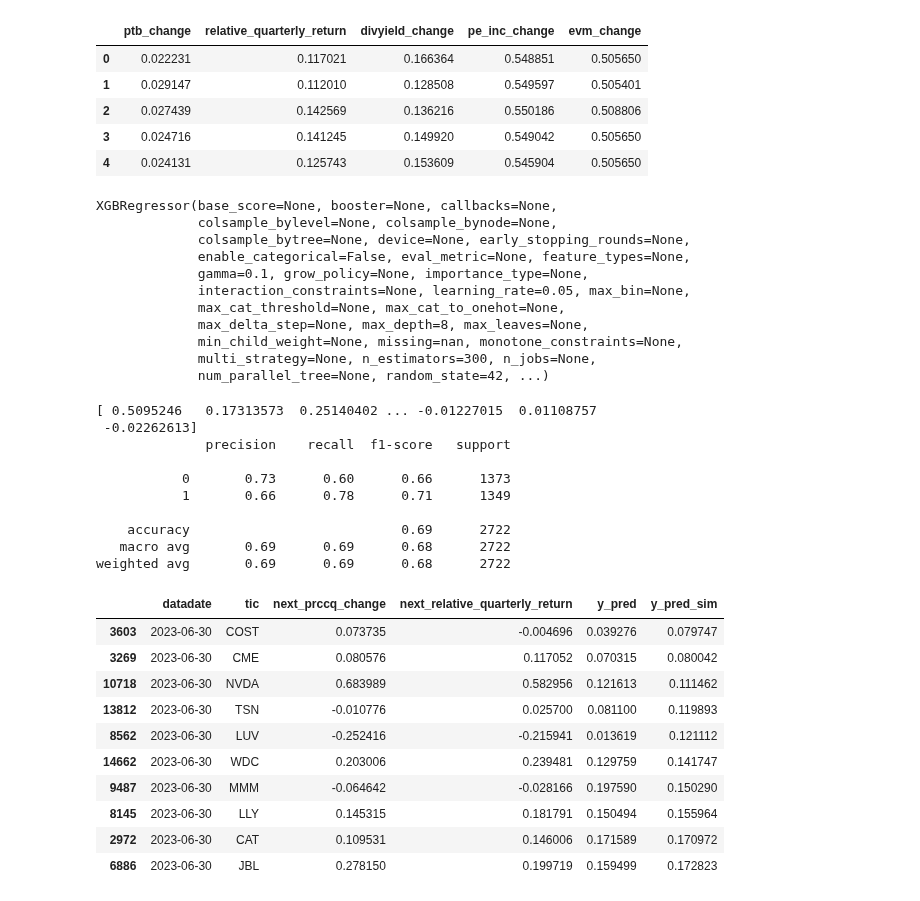
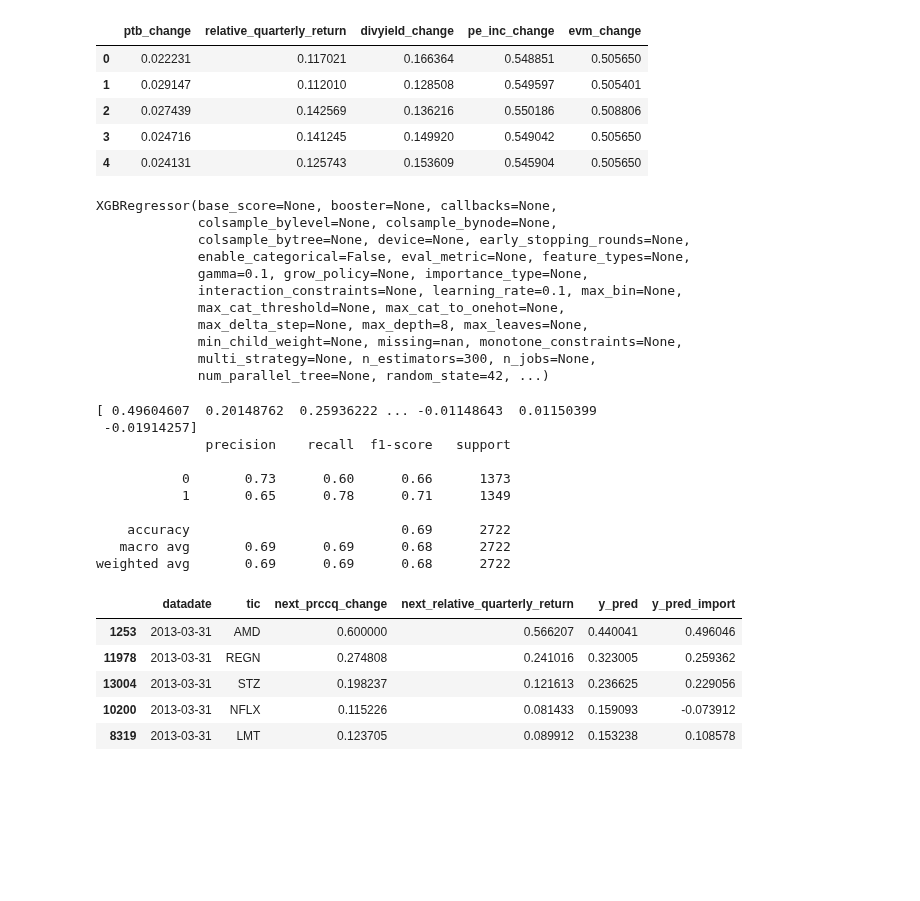
Before and after one commit to edocampione/4YP, a Jupyter notebook: models/global.ipynb, the cells around one changed output. Drawn from its saved outputs; the diff is of its cells as text; code cells hidden in the pictures; blank space fills up the shorter version.

```diff
--- a/models/global.ipynb
+++ b/models/global.ipynb
@@ -542,7 +546,7 @@ X_train_scaled.head()
 params = {
     'objective': 'reg:squarederror',
     'max_depth': 8,
-    'learning_rate': 0.05,
+    'learning_rate': 0.1,
     'n_estimators': 300,
     'gamma': 0.1,
     'random_state': 42
@@ -556,7 +560,7 @@ XGBRegressor(base_score=None, booster=None, callbacks=None,
              colsample_bytree=None, device=None, early_stopping_rounds=None,
              enable_categorical=False, eval_metric=None, feature_types=None,
              gamma=0.1, grow_policy=None, importance_type=None,
-             interaction_constraints=None, learning_rate=0.05, max_bin=None,
+             interaction_constraints=None, learning_rate=0.1, max_bin=None,
              max_cat_threshold=None, max_cat_to_onehot=None,
              max_delta_step=None, max_depth=8, max_leaves=None,
              min_child_weight=None, missing=nan, monotone_constraints=None,
@@ -581,30 +585,25 @@ print(y_test_pred)
 
 print(classification_report(y_test_binary, y_test_pred_binary))
 # %% [output]
-[ 0.5095246   0.17313573  0.25140402 ... -0.01227015  0.01108757
- -0.02262613]
+[ 0.49604607  0.20148762  0.25936222 ... -0.01148643  0.01150399
+ -0.01914257]
               precision    recall  f1-score   support
 
            0       0.73      0.60      0.66      1373
-           1       0.66      0.78      0.71      1349
+           1       0.65      0.78      0.71      1349
 
     accuracy                           0.69      2722
    macro avg       0.69      0.69      0.68      2722
 weighted avg       0.69      0.69      0.68      2722
 # %%
-results['y_pred_sim'] = y_test_pred
-results = results.sort_values(by=['datadate', 'y_pred_sim'])
+results['y_pred_import'] = y_test_pred
+results = results.sort_values(by=['datadate', 'y_pred'], ascending=[True, False])
 
-results.tail(10)
+results.head(5)
 # %% [output]
-|  | datadate | tic | next_prccq_change | next_relative_quarterly_return | y_pred | y_pred_sim |
-| 3603 | 2023-06-30 | COST | 0.073735 | -0.004696 | 0.039276 | 0.079747 |
-| 3269 | 2023-06-30 | CME | 0.080576 | 0.117052 | 0.070315 | 0.080042 |
-| 10718 | 2023-06-30 | NVDA | 0.683989 | 0.582956 | 0.121613 | 0.111462 |
-| 13812 | 2023-06-30 | TSN | -0.010776 | 0.025700 | 0.081100 | 0.119893 |
-| 8562 | 2023-06-30 | LUV | -0.252416 | -0.215941 | 0.013619 | 0.121112 |
-| 14662 | 2023-06-30 | WDC | 0.203006 | 0.239481 | 0.129759 | 0.141747 |
-| 9487 | 2023-06-30 | MMM | -0.064642 | -0.028166 | 0.197590 | 0.150290 |
-| 8145 | 2023-06-30 | LLY | 0.145315 | 0.181791 | 0.150494 | 0.155964 |
-| 2972 | 2023-06-30 | CAT | 0.109531 | 0.146006 | 0.171589 | 0.170972 |
-| 6886 | 2023-06-30 | JBL | 0.278150 | 0.199719 | 0.159499 | 0.172823 |
+|  | datadate | tic | next_prccq_change | next_relative_quarterly_return | y_pred | y_pred_import |
+| 1253 | 2013-03-31 | AMD | 0.600000 | 0.566207 | 0.440041 | 0.496046 |
+| 11978 | 2013-03-31 | REGN | 0.274808 | 0.241016 | 0.323005 | 0.259362 |
+| 13004 | 2013-03-31 | STZ | 0.198237 | 0.121613 | 0.236625 | 0.229056 |
+| 10200 | 2013-03-31 | NFLX | 0.115226 | 0.081433 | 0.159093 | -0.073912 |
+| 8319 | 2013-03-31 | LMT | 0.123705 | 0.089912 | 0.153238 | 0.108578 |
```
Also changed, not shown: parts of 7 cells of this notebook, 3 other files.
